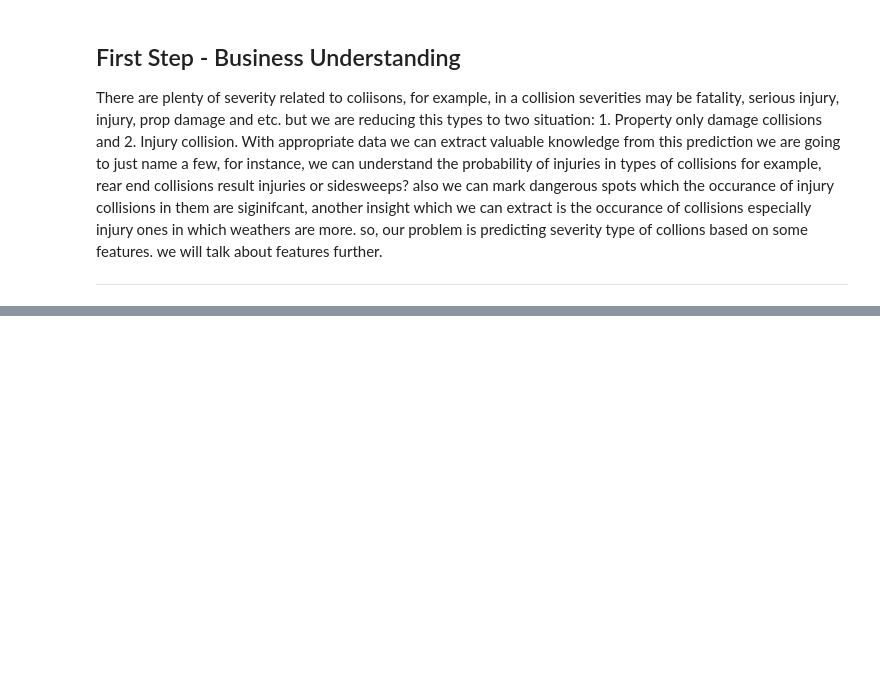
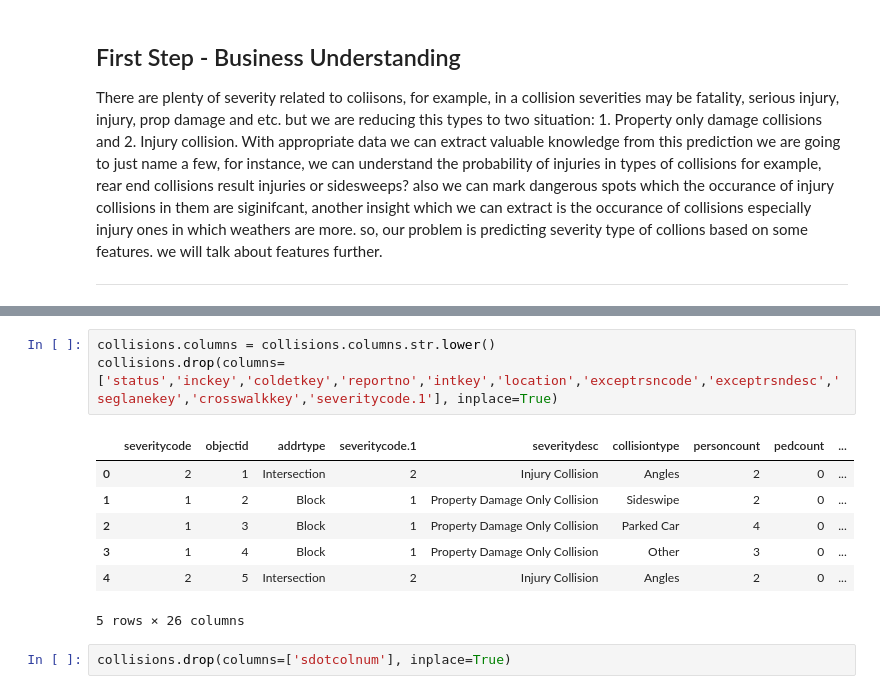
Before and after one commit to RaminFerdos/Coursera_Capstone, a Jupyter notebook: Coursera-Capstone-Collision Dataset.ipynb, the cells around one changed output, grey strips where cells are left out. Cells and saved outputs as stored; diff of their text form; blank space fills up the shorter version.

```diff
--- a/Coursera-Capstone-Collision Dataset.ipynb
+++ b/Coursera-Capstone-Collision Dataset.ipynb
@@ -36,0 +93,13 @@ Hello Capstone Project Course!
+# %%
+collisions.columns = collisions.columns.str.lower()
+collisions.drop(columns=['status','inckey','coldetkey','reportno','intkey','location','exceptrsncode','exceptrsndesc','seglanekey','crosswalkkey','severitycode.1'], inplace=True)
+# %% [output]
+|  | severitycode | objectid | addrtype | severitycode.1 | severitydesc | collisiontype | personcount | pedcount | ... |
+| 0 | 2 | 1 | Intersection | 2 | Injury Collision | Angles | 2 | 0 | ... |
+| 1 | 1 | 2 | Block | 1 | Property Damage Only Collision | Sideswipe | 2 | 0 | ... |
+| 2 | 1 | 3 | Block | 1 | Property Damage Only Collision | Parked Car | 4 | 0 | ... |
+| 3 | 1 | 4 | Block | 1 | Property Damage Only Collision | Other | 3 | 0 | ... |
+| 4 | 2 | 5 | Intersection | 2 | Injury Collision | Angles | 2 | 0 | ... |
+5 rows × 26 columns
+# %%
+collisions.drop(columns=['sdotcolnum'], inplace=True)
```
Also changed, not shown: parts of 18 cells of this notebook, 1 other file.
